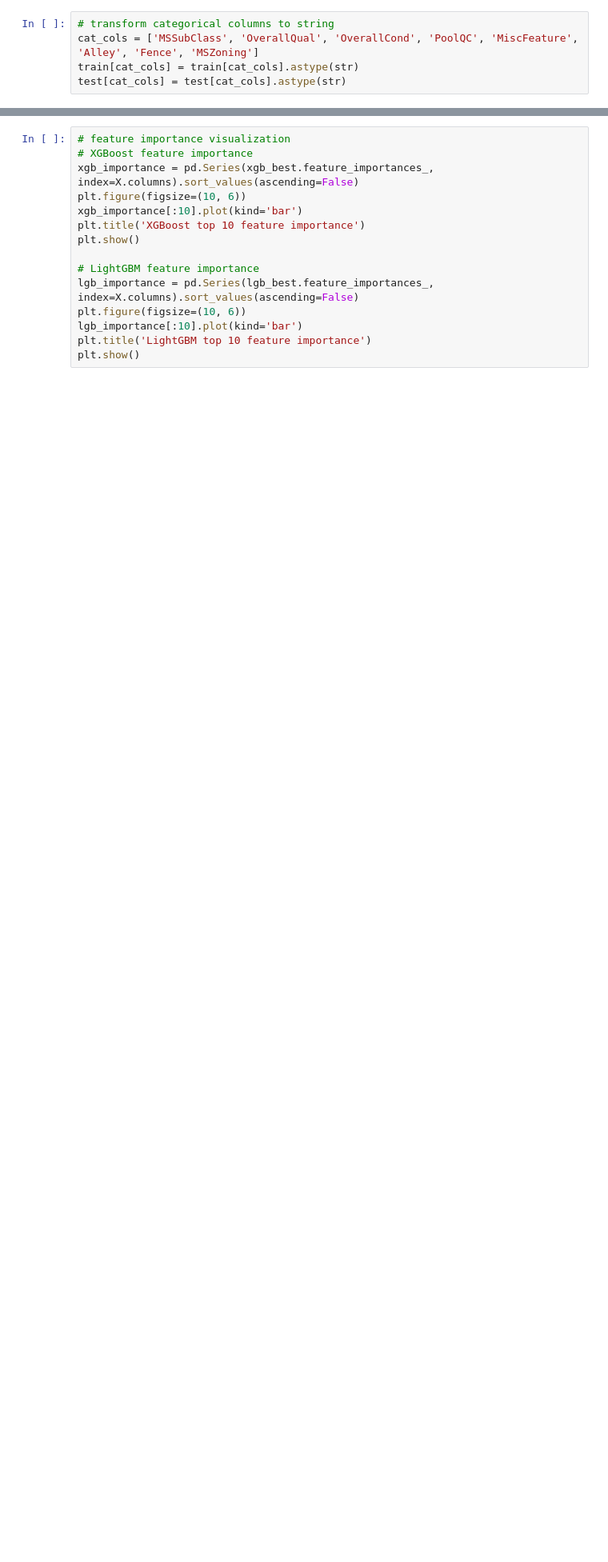
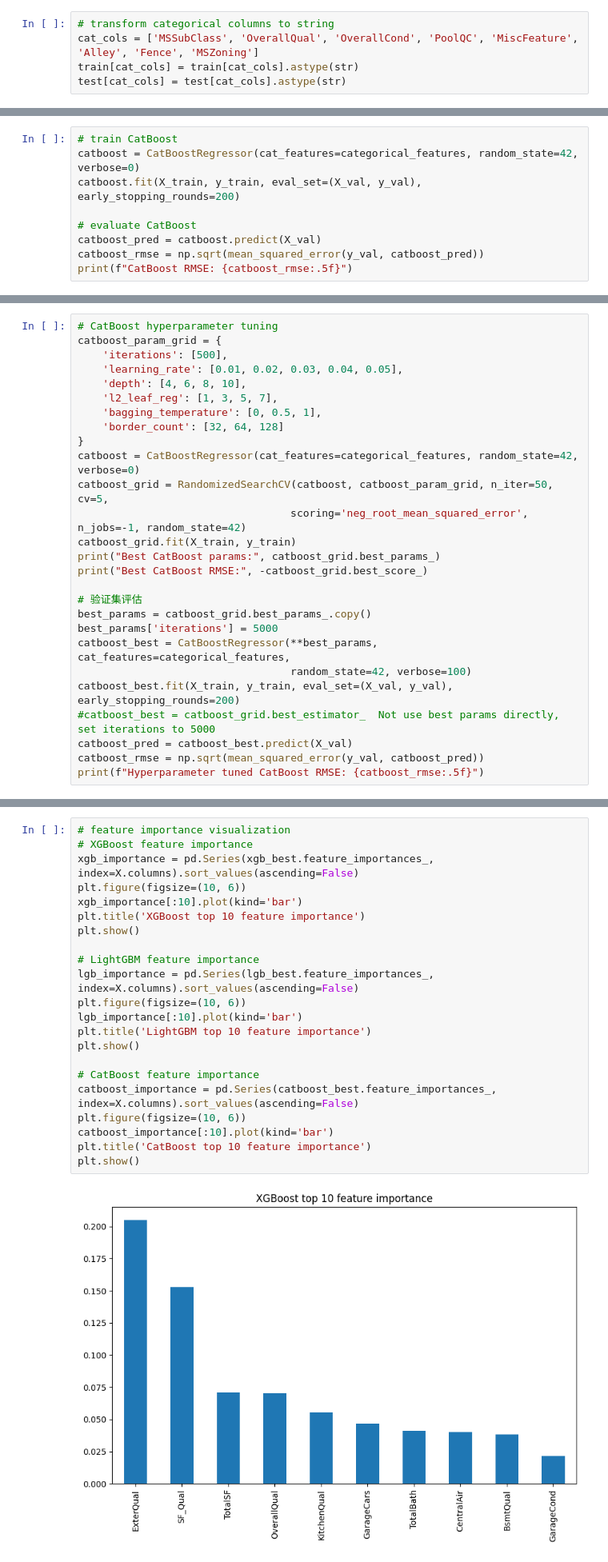
Before and after one commit to Michael-Full-Stack-Liu/KaggleHousePricePredict, a Jupyter notebook: model.ipynb, the cells around one changed output, grey strips where cells are left out. Shown at 80% size. Drawn from its saved outputs; the diff is of its cells as text; blank space fills up the shorter version.

Commit message:
catBoost included, and try LGBM meta learner

```diff
--- a/model.ipynb
+++ b/model.ipynb
@@ -293,0 +408,9 @@ print(f"LightGBM RMSE: {lgb_rmse:.5f}")
+# %%
+# train CatBoost
+catboost = CatBoostRegressor(cat_features=categorical_features, random_state=42, verbose=0)
+catboost.fit(X_train, y_train, eval_set=(X_val, y_val), early_stopping_rounds=200)
+
+# evaluate CatBoost
+catboost_pred = catboost.predict(X_val)
+catboost_rmse = np.sqrt(mean_squared_error(y_val, catboost_pred))
+print(f"CatBoost RMSE: {catboost_rmse:.5f}")
@@ -344,0 +492,27 @@ print(f"Hyperparameter tuned LightGBM RMSE: {lgb_rmse:.5f}")
+# %%
+# CatBoost hyperparameter tuning
+catboost_param_grid = {
+    'iterations': [500],
+    'learning_rate': [0.01, 0.02, 0.03, 0.04, 0.05],
+    'depth': [4, 6, 8, 10],
+    'l2_leaf_reg': [1, 3, 5, 7],
+    'bagging_temperature': [0, 0.5, 1],
+    'border_count': [32, 64, 128]
+}
+catboost = CatBoostRegressor(cat_features=categorical_features, random_state=42, verbose=0)
+catboost_grid = RandomizedSearchCV(catboost, catboost_param_grid, n_iter=50, cv=5,
+                                  scoring='neg_root_mean_squared_error', n_jobs=-1, random_state=42)
+catboost_grid.fit(X_train, y_train)
+print("Best CatBoost params:", catboost_grid.best_params_)
+print("Best CatBoost RMSE:", -catboost_grid.best_score_)
+
+# 验证集评估
+best_params = catboost_grid.best_params_.copy()
+best_params['iterations'] = 5000
+catboost_best = CatBoostRegressor(**best_params, cat_features=categorical_features,
+                                  random_state=42, verbose=100)
+catboost_best.fit(X_train, y_train, eval_set=(X_val, y_val), early_stopping_rounds=200)
+#catboost_best = catboost_grid.best_estimator_  Not use best params directly, set iterations to 5000
+catboost_pred = catboost_best.predict(X_val)
+catboost_rmse = np.sqrt(mean_squared_error(y_val, catboost_pred))
+print(f"Hyperparameter tuned CatBoost RMSE: {catboost_rmse:.5f}")
@@ -345,15 +537,24 @@ print(f"Hyperparameter tuned LightGBM RMSE: {lgb_rmse:.5f}")
 # %%
 # feature importance visualization
 # XGBoost feature importance
 xgb_importance = pd.Series(xgb_best.feature_importances_, index=X.columns).sort_values(ascending=False)
 plt.figure(figsize=(10, 6))
 xgb_importance[:10].plot(kind='bar')
 plt.title('XGBoost top 10 feature importance')
 plt.show()
 
 # LightGBM feature importance
 lgb_importance = pd.Series(lgb_best.feature_importances_, index=X.columns).sort_values(ascending=False)
 plt.figure(figsize=(10, 6))
 lgb_importance[:10].plot(kind='bar')
 plt.title('LightGBM top 10 feature importance')
 plt.show()
+
+# CatBoost feature importance
+catboost_importance = pd.Series(catboost_best.feature_importances_, index=X.columns).sort_values(ascending=False)
+plt.figure(figsize=(10, 6))
+catboost_importance[:10].plot(kind='bar')
+plt.title('CatBoost top 10 feature importance')
+plt.show()
+# %% [output]
+[figure, added]
```
Also changed, not shown: parts of 21 cells of this notebook, 26 other files.
